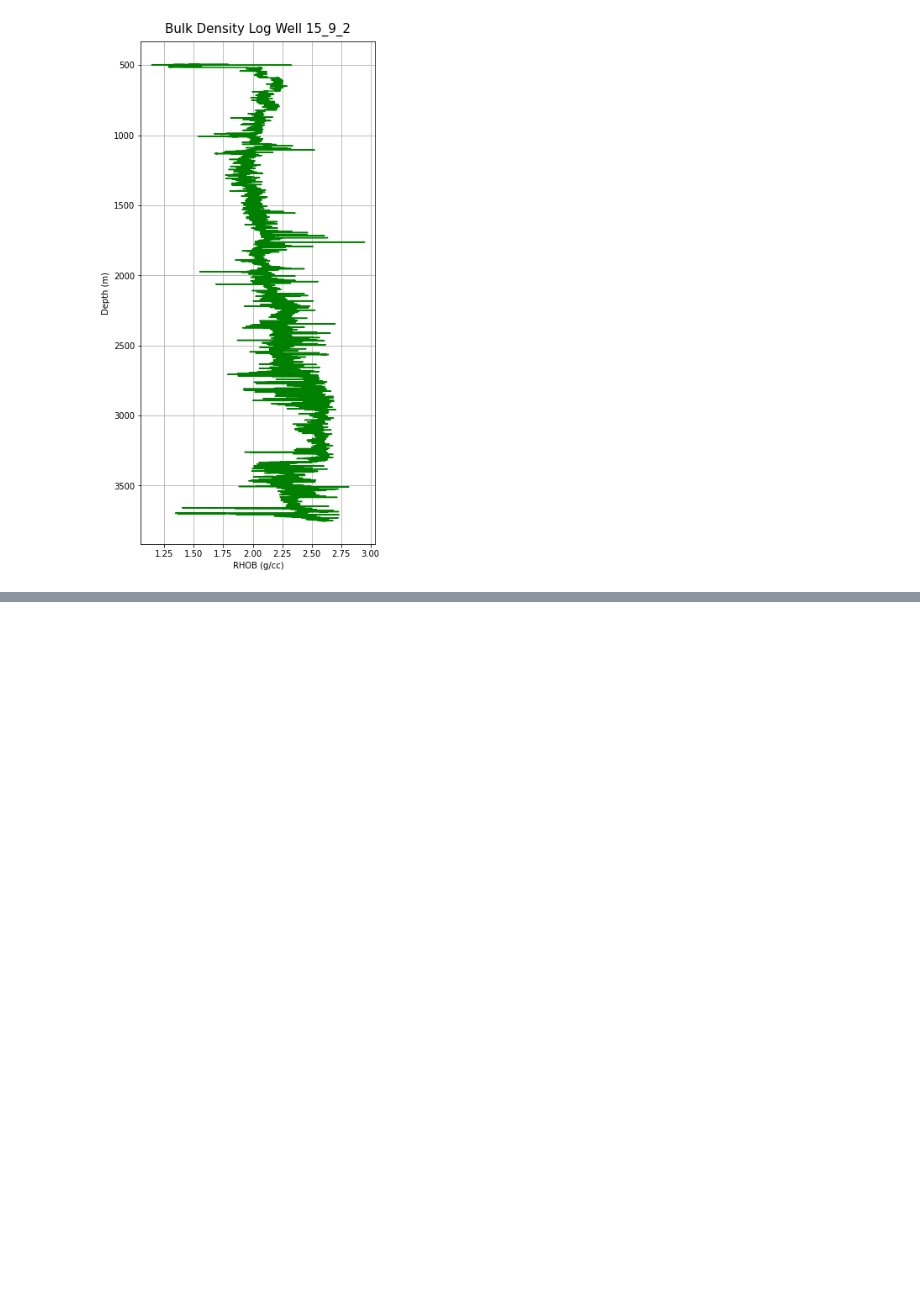
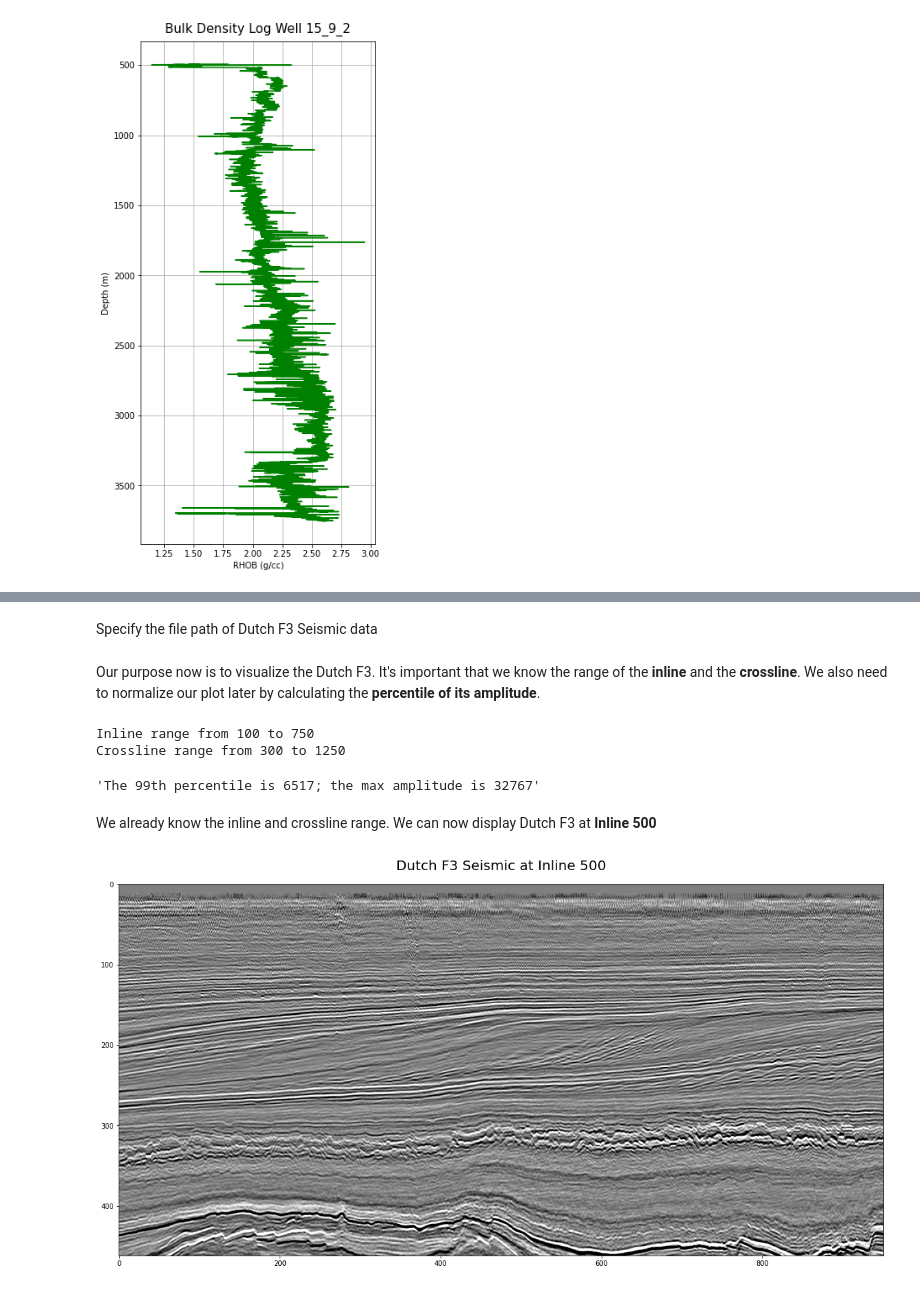
Before and after one commit to yohanesnuwara/open-geoscience-repository, a Jupyter notebook: how_to_access_public_geoscience_data.ipynb, the cells around one changed output, grey strips where cells are left out. Drawn from its saved outputs; the diff is of its cells as text; code cells hidden in the pictures; blank space fills up the shorter version.

```diff
--- a/how_to_access_public_geoscience_data.ipynb
+++ b/how_to_access_public_geoscience_data.ipynb
@@ -346,0 +371,31 @@ plt.show()
+# %% [markdown]
+Specify the file path of Dutch F3 Seismic data
+# %%
+filename = '/content/drive/My Drive/Public geoscience Data/Dutch F3 seismic data/Dutch Government_F3_entire_8bit seismic.segy'
+# %% [markdown]
+Our purpose now is to visualize the Dutch F3. It's important that we know the range of the **inline** and the **crossline**. We also need to normalize our plot later by calculating the **percentile of its amplitude**.
+# %%
+with segyio.open(filename) as f:
+  print('Inline range from', min(f.ilines), 'to', max(f.ilines))
+  print('Crossline range from', min(f.xlines), 'to', max(f.xlines))
+  data = f.trace.raw[:]
+  clip_percentile = 99
+  vm = np.percentile(data, clip_percentile)
+
+f'The {clip_percentile}th percentile is {vm:.0f}; the max amplitude is {data.max():.0f}'
+# %% [output]
+Inline range from 100 to 750
+Crossline range from 300 to 1250
+'The 99th percentile is 6517; the max amplitude is 32767'
+# %% [markdown]
+We already know the inline and crossline range. We can now display Dutch F3 at **Inline 500**
+# %%
+with segyio.open(filename) as f:
+    inline_number = 500
+    inline_slice = f.iline[inline_number]
+    plt.figure(figsize=(20, 10))
+    plt.title('Dutch F3 Seismic at Inline {}'.format(inline_number), size=20, pad=20)
+    plt.imshow(inline_slice.T, cmap="gray", vmin=-vm, vmax=vm) # other cmap = "RdBu"
+    plt.show()
+# %% [output]
+[figure, added]
```
Also changed, not shown: parts of 10 cells of this notebook.
